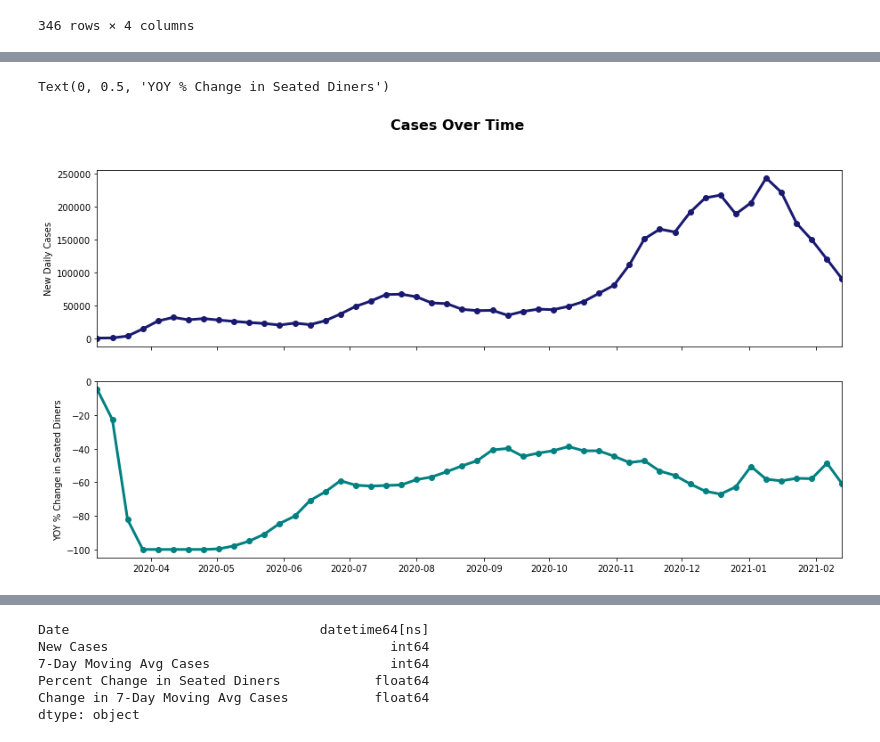
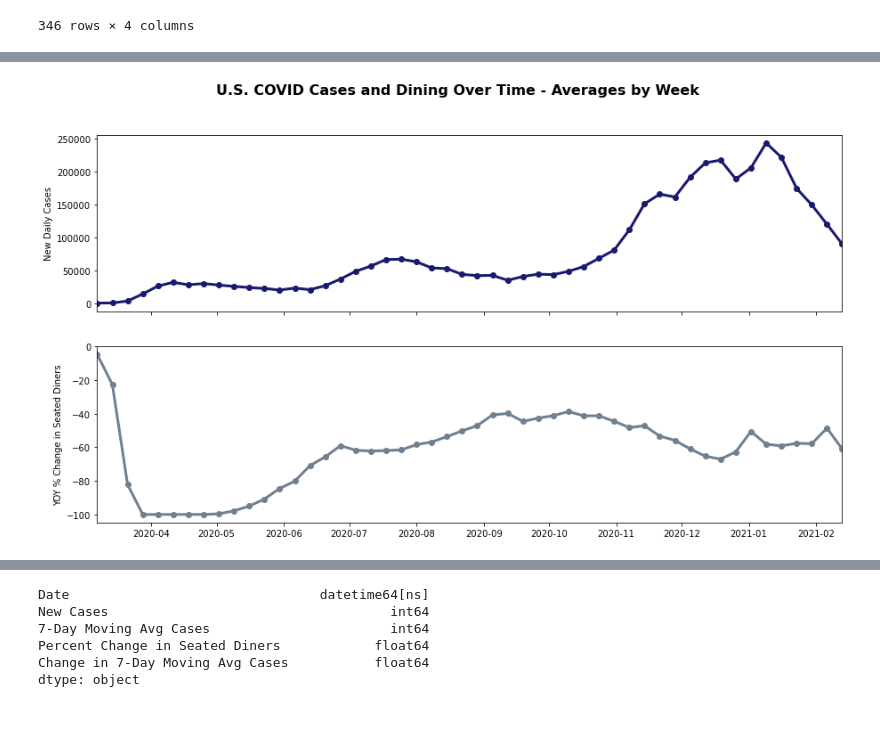
Before and after one commit to apatnoe/Project-1, a Jupyter notebook: OpenTable_Analysis.ipynb, the cells around one changed output, grey strips where cells are left out. Cells and saved outputs as stored; diff of their text form; code cells hidden in the pictures.

```diff
--- a/OpenTable_Analysis.ipynb
+++ b/OpenTable_Analysis.ipynb
@@ -252,24 +273,15 @@ grouped_weeks
 # %%
-# create visuals with weekly data to remove some of the DOW volatility
-grouped_weeks.reset_index(level=0, inplace=True)
-
-# create variables for data lists
-cases = grouped_weeks['New Cases']
-date =  grouped_weeks['Week']
-diners = grouped_weeks['Percent Change in Seated Diners']
-
-# Generate a facet plot of all 3 figures
+# Generate a facet plot of both figures
 fig, (ax1, ax2) = plt.subplots(2, sharex=True, figsize=(15, 8))
-fig.suptitle("Cases Over Time", fontsize=16, fontweight="bold")
+fig.suptitle("U.S. COVID Cases and Dining Over Time - Averages by Week", fontsize=16, fontweight="bold")
 
 ax1.set_xlim(min(date), max(date))
 ax1.plot(date, cases, linewidth=3,marker="o",color = 'midnightblue')
-#ax1.plot(date, vc_fit, "b--", linewidth=1)
 ax1.set_ylabel("New Daily Cases")
 
-ax2.plot(date, diners, linewidth=3, marker="o", color="teal")
-#ax2.plot(year, m_fit, "r--", linewidth=1)
+ax2.plot(date, diners, linewidth=3, marker="o", color="slategrey")
 ax2.set_ylabel("YOY % Change in Seated Diners")
+
+fig.savefig("output_images/U.S. COVID Cases and Dining Over Time - Averages by Week.png")
 # %% [output]
-Text(0, 0.5, 'YOY % Change in Seated Diners')
-[figure, old version]
+[figure, new version]
```
Also changed, not shown: parts of 14 cells of this notebook, 5 other files.
